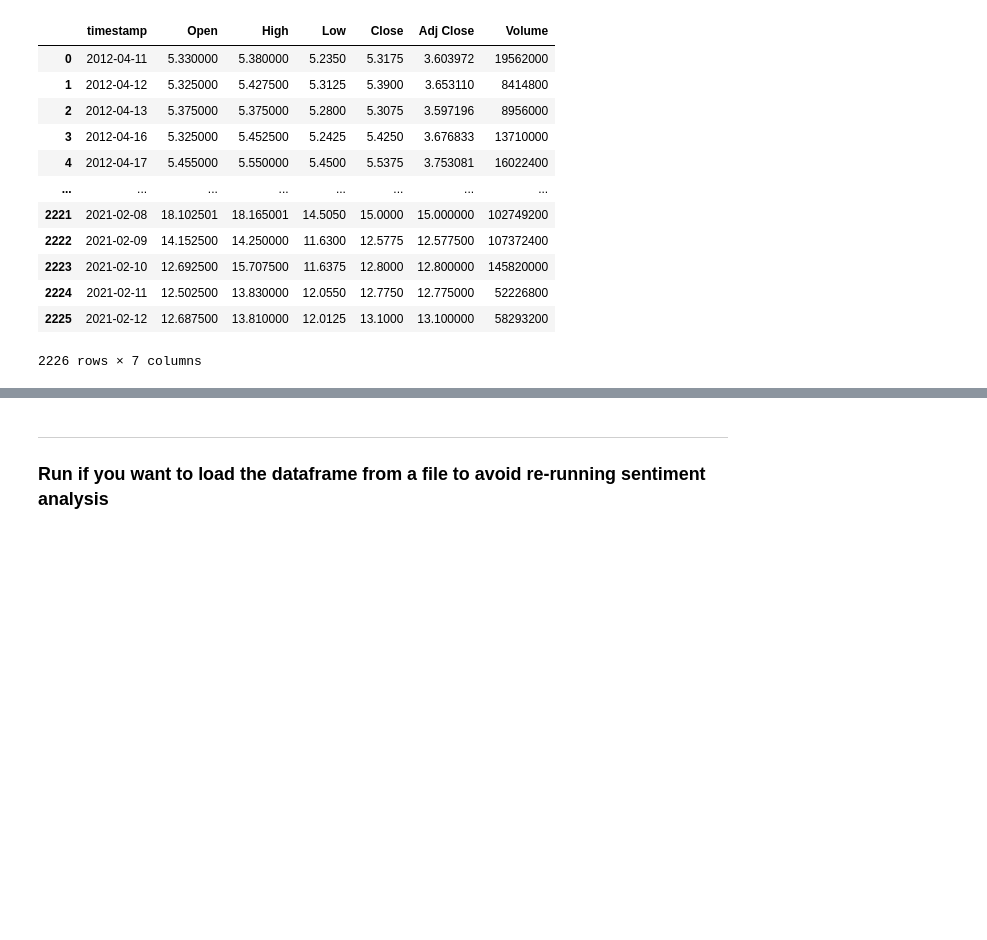
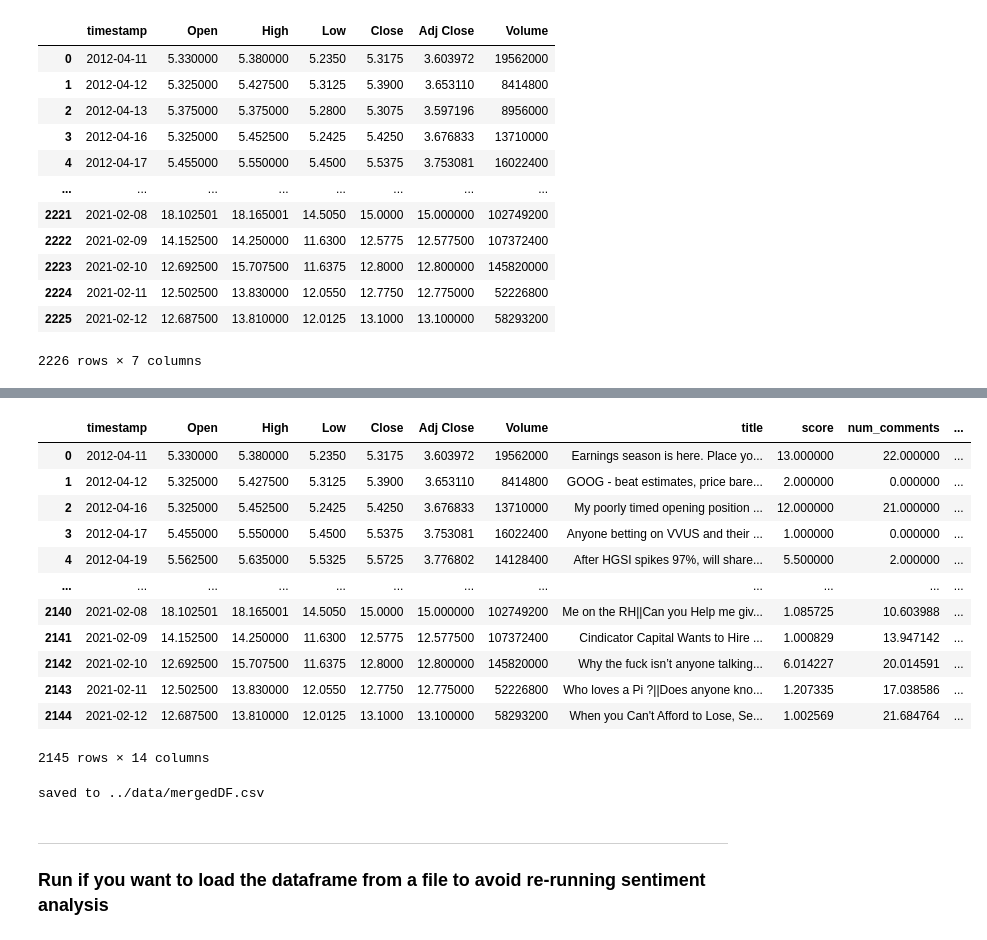
Before and after one commit to JKelly423/SqueezeNet, a Jupyter notebook: src/driver.ipynb, the cells around one changed output, grey strips where cells are left out. Drawn from its saved outputs; the diff is of its cells as text; code cells hidden in the pictures; blank space fills up the shorter version.

Commit message:
Sentiment analysis complete

```diff
--- a/src/driver.ipynb
+++ b/src/driver.ipynb
@@ -205,10 +148,17 @@ KeyboardInterrupt:
 # %%
 # Using DataFrame.insert() to add the sentiment columns to the dataframe
-dataPlug.mergedDF.insert(8, "Compound_Sentiment", compound, True)
-dataPlug.mergedDF.insert(8, "Negative_Sentiment", negative, True)
-dataPlug.mergedDF.insert(8, "Neutral_Sentiment", neutral, True)
-dataPlug.mergedDF.insert(8, "Positive_Sentiment", positive, True)
+dataPlug.df.insert(1, "Compound_Sentiment", compound, True)
+dataPlug.df.insert(1, "Negative_Sentiment", negative, True)
+dataPlug.df.insert(1, "Neutral_Sentiment", neutral, True)
+dataPlug.df.insert(1, "Positive_Sentiment", positive, True)
 print('Done!')
+
+display(dataPlug.df)
+dataPlug.df.to_csv('../data/all_posts_with_sentiment.csv')
+print(f'saved to ../data/all_posts_with_sentiment.csv')
-# %%
-# Drop the column with the weird data issue
-dataPlug.mergedDF = dataPlug.mergedDF.drop(labels=2131, axis=0)
+# %%
+df = pd.read_csv('../data/all_posts_with_sentiment.csv')
+df.drop('Unnamed: 0', inplace=True, axis=1)
+df['title'] = df['title'].apply(lambda x: str(x))
+df['timestamp'] = df['timestamp'].astype('datetime64[ns]').dt.floor('D')
+display(df)
@@ -214,0 +179,15 @@ dataPlug.mergedDF = dataPlug.mergedDF.drop(labels=2131, axis=0)
+# %%
+agg_func = {'title': list, 'score': 'mean', 'num_comments': 'mean', 'Positive_Sentiment': 'mean', 'Negative_Sentiment': 'mean', 'Neutral_Sentiment': 'mean', 'Compound_Sentiment': 'mean'}
+
+# Replace NaN values with 'NaN'
+#df['total_awards_received'] = df['total_awards_received'].fillna(0)
+# Group by date and aggregate
+df_new = df.groupby(df['timestamp']).aggregate(agg_func)
+
+# Join lists of titles, ids, urls, and bodies into one string per date to perform sentiment analysis.
+
+df_new['title'] = df_new['title'].apply(lambda x: '||'.join(x))
+
+
+display(df_new)
+dataPlug.df = df_new
@@ -215,7 +209,24 @@ dataPlug.mergedDF = dataPlug.mergedDF.drop(labels=2131, axis=0)
 # %%
+dataPlug.get_price_dataframe()
+dataPlug.merge_dataframes()
 display(dataPlug.mergedDF)
 dataPlug.mergedDF.to_csv('../data/mergedDF.csv')
 print(f'saved to ../data/mergedDF.csv')
+# %% [output]
+|  | timestamp | Open | High | Low | Close | Adj Close | Volume | title | score | num_comments | ... |
+| 0 | 2012-04-11 | 5.330000 | 5.380000 | 5.2350 | 5.3175 | 3.603972 | 19562000 | Earnings season is here. Place yo... | 13.000000 | 22.000000 | ... |
+| 1 | 2012-04-12 | 5.325000 | 5.427500 | 5.3125 | 5.3900 | 3.653110 | 8414800 | GOOG - beat estimates, price bare... | 2.000000 | 0.000000 | ... |
+| 2 | 2012-04-16 | 5.325000 | 5.452500 | 5.2425 | 5.4250 | 3.676833 | 13710000 | My poorly timed opening position ... | 12.000000 | 21.000000 | ... |
+| 3 | 2012-04-17 | 5.455000 | 5.550000 | 5.4500 | 5.5375 | 3.753081 | 16022400 | Anyone betting on VVUS and their ... | 1.000000 | 0.000000 | ... |
+| 4 | 2012-04-19 | 5.562500 | 5.635000 | 5.5325 | 5.5725 | 3.776802 | 14128400 | After HGSI spikes 97%, will share... | 5.500000 | 2.000000 | ... |
+| ... | ... | ... | ... | ... | ... | ... | ... | ... | ... | ... | ... |
+| 2140 | 2021-02-08 | 18.102501 | 18.165001 | 14.5050 | 15.0000 | 15.000000 | 102749200 | Me on the RH||Can you Help me giv... | 1.085725 | 10.603988 | ... |
+| 2141 | 2021-02-09 | 14.152500 | 14.250000 | 11.6300 | 12.5775 | 12.577500 | 107372400 | Cindicator Capital Wants to Hire ... | 1.000829 | 13.947142 | ... |
+| 2142 | 2021-02-10 | 12.692500 | 15.707500 | 11.6375 | 12.8000 | 12.800000 | 145820000 | Why the fuck isn’t anyone talking... | 6.014227 | 20.014591 | ... |
+| 2143 | 2021-02-11 | 12.502500 | 13.830000 | 12.0550 | 12.7750 | 12.775000 | 52226800 | Who loves a Pi ?||Does anyone kno... | 1.207335 | 17.038586 | ... |
+| 2144 | 2021-02-12 | 12.687500 | 13.810000 | 12.0125 | 13.1000 | 13.100000 | 58293200 | When you Can't Afford to Lose, Se... | 1.002569 | 21.684764 | ... |
+2145 rows × 14 columns
+saved to ../data/mergedDF.csv
 # %% [markdown]
 ---
 
```
Also changed, not shown: parts of 14 cells of this notebook, 1 other file.
